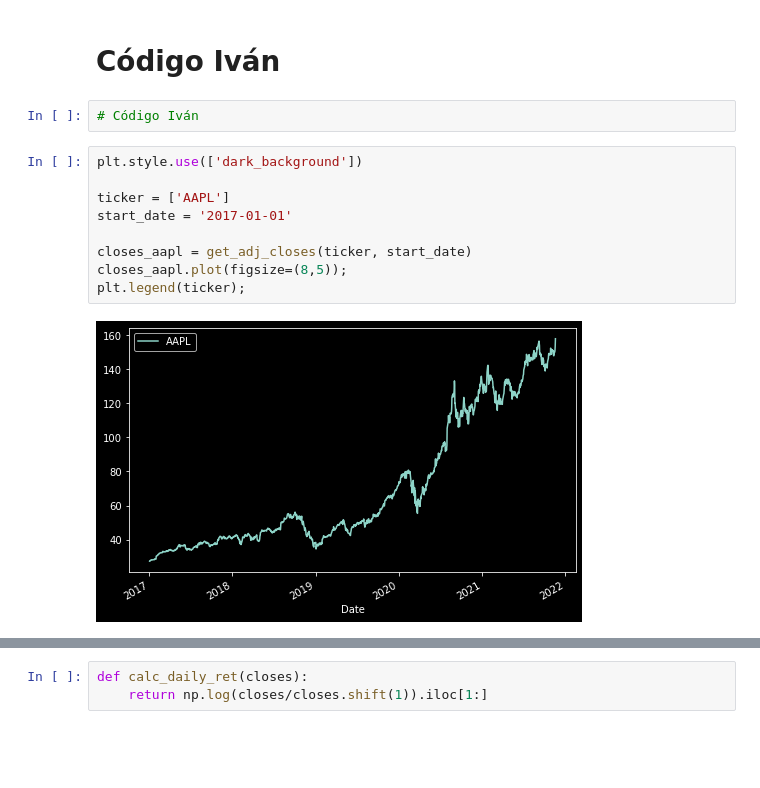
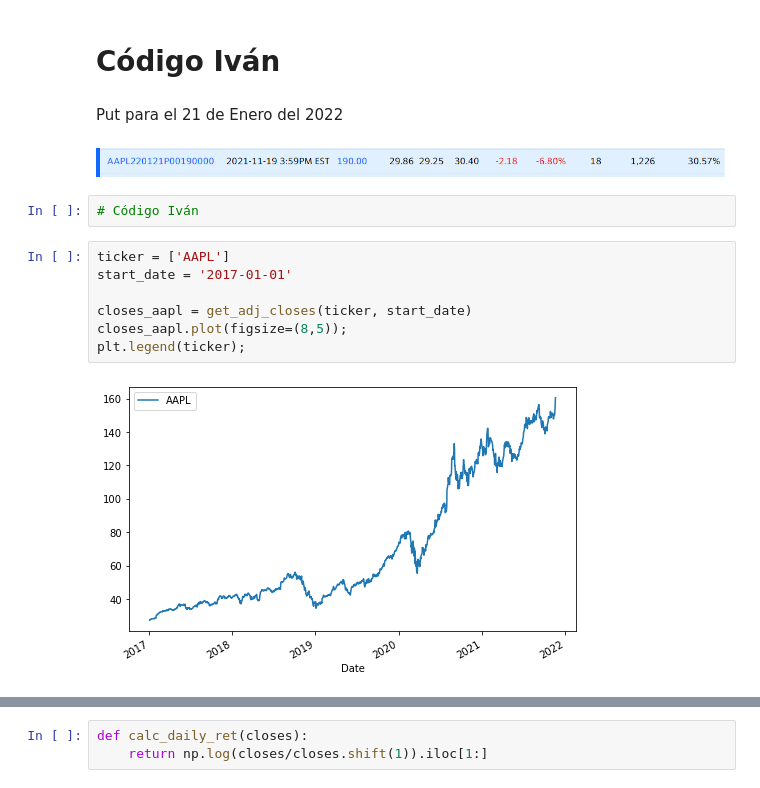
Before and after one commit to IvanArellanoRuelas/SPF_Tarea8_IArellano_JMayagoitia, a Jupyter notebook: Tarea8_IArellano_JMayagoitia.ipynb, the cells around one changed output, grey strips where cells are left out. Cells and saved outputs as stored; diff of their text form; blank space fills up the shorter version.

```diff
--- a/Tarea8_IArellano_JMayagoitia.ipynb
+++ b/Tarea8_IArellano_JMayagoitia.ipynb
@@ -49,19 +52,21 @@ def get_adj_closes(tickers, start_date=None, end_date=None):
     return closes
 # %% [markdown]
 # Código Iván
+# %% [markdown]
+Put para el 21 de Enero del 2022
+# %% [markdown]
+![image.png](attachment:image.png)
 # %%
 # Código Iván
 # %%
-plt.style.use(['dark_background'])
-
 ticker = ['AAPL']
 start_date = '2017-01-01'
 
 closes_aapl = get_adj_closes(ticker, start_date)
 closes_aapl.plot(figsize=(8,5));
 plt.legend(ticker);
 # %% [output]
-[figure, old version]
+[figure, new version]
 # %%
 closes_aapl.iloc[-1]
 # %% [output]
```
Also changed, not shown: parts of 41 cells of this notebook.
